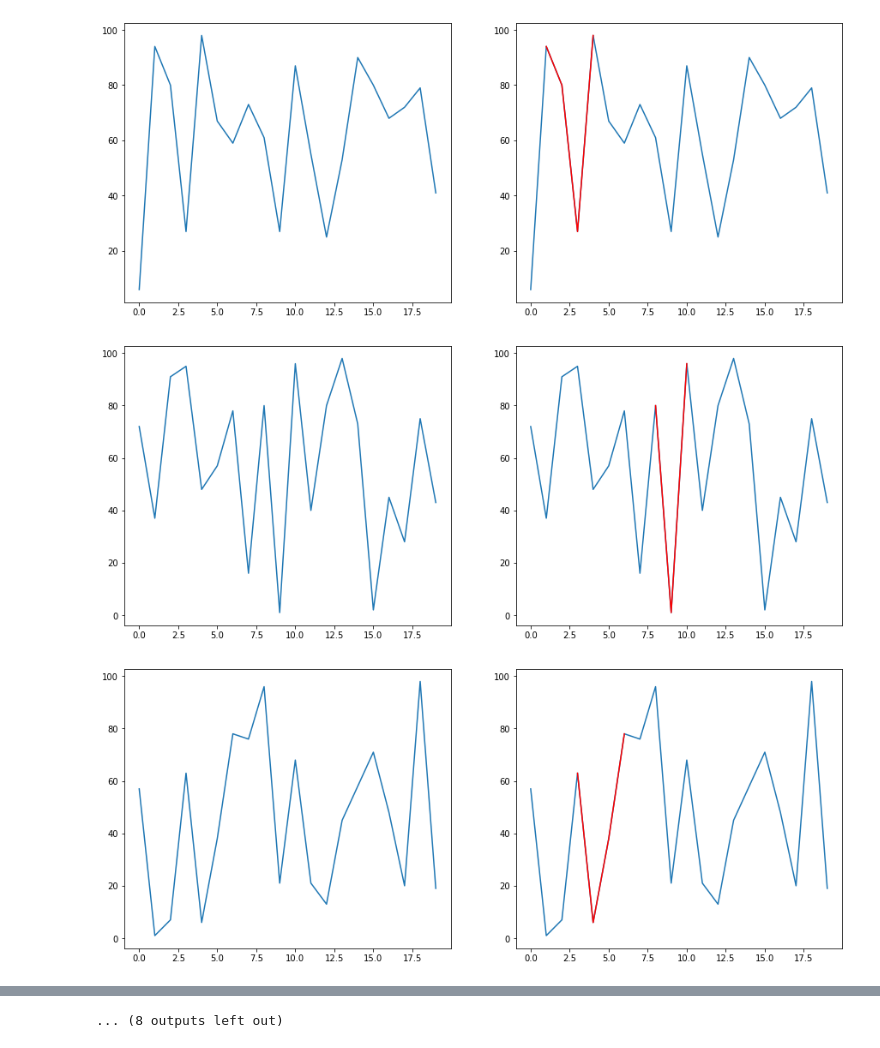
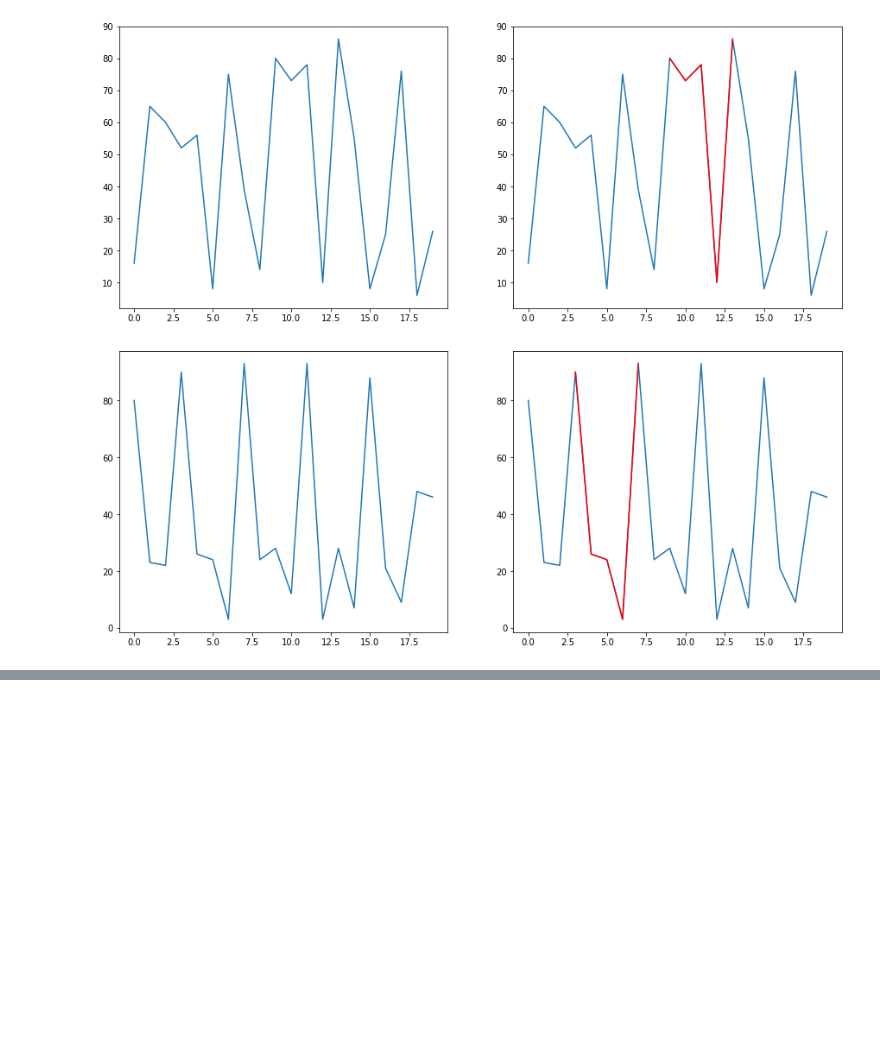
Before and after one commit to cr1msonn/DS_Camp23, a Jupyter notebook: homework/LakeTask_Levchuk_Alexandr.ipynb, the cells around one changed output, grey strips where cells are left out. Cells and saved outputs as stored; diff of their text form; code cells hidden in the pictures; blank space fills up the shorter version.

```diff
--- a/homework/LakeTask_Levchuk_Alexandr.ipynb
+++ b/homework/LakeTask_Levchuk_Alexandr.ipynb
@@ -6,7 +6,7 @@ def edge_left(edge, a):
     for _ in range(len(a)):
         if edge == 0: # handle the edge case
             return edge
-        if a[edge - 1] >= a[edge]:
+        if a[edge - 1] > a[edge]:
             edge = edge - 1
     return edge
 
@@ -14,11 +14,32 @@ def edge_right(edge, a):
     for _ in range(len(a)):
         if edge == len(a) - 1: # handle the edge case
             return edge
-        if a[edge + 1] >= a[edge]:
+        if a[edge + 1] > a[edge]:
             edge = edge + 1
     return edge
+# %%
+def is_peak(a, point):
+    if point == 0 or point == len(a) - 1:
+        return False
+    if a[point-1] < a[point] >= a[point+1]:
+        return True
+    return False
+
+
+def right(r, a):
+        for index in range(r + 1, len(a)):
+            c = is_peak(a, index)
+            if c and a[index] > a[r]:
+                r = index
+        return r
+
+def left(l, a):
+        for index in range(1, l + 1):
+            c = is_peak(a, index)
+            if c and a[index] > a[l]:
+                l = index
+        return l
 # %%
-
 def find_deepest_lake(random_seed = False):
     # Random seed 2023 like in the example
     if random_seed:np.random.seed(2023)
@@ -34,6 +55,7 @@ def find_deepest_lake(random_seed = False):
             l, r = num - 1, num + 1
             # Getting all the edges (edge if i-1 > i for left edge and i + 1 > i for right edge)
             l, r = edge_left(l, a), edge_right(r, a)
+            l, r = left(l, a), right(r,  a)
             # Calculating the depth of the lake
             depth = min(a[l],a[r]) - a[num]
             # Store the depth and it`s index
@@ -44,7 +66,9 @@ def find_deepest_lake(random_seed = False):
     max_value = depths[max_key]
 
     # Once again finding the edges
+
     l, r = edge_left(max_value, a), edge_right(max_value, a)
+    l, r = left(l, a), right(r, a)
 
     # Plotting the result
     figure, axis = plt.subplots(1,2, figsize=(15, 6))
@@ -55,5 +79,6 @@ def find_deepest_lake(random_seed = False):
 
 
 find_deepest_lake(random_seed = True)
+find_deepest_lake(random_seed = False)
 # %% [output]
 [figure]
@@ -60,4 +86,4 @@ find_deepest_lake(random_seed = True)
 # %%
-for _ in range(20):
+for _ in range(5):
     find_deepest_lake()
 # %% [output]
@@ -67,3 +93,2 @@ for _ in range(20):
-[figure, old version]
+[figure, new version]
-[figure, old version]
+[figure, new version]
-[figure, removed]
@@ -76 +94,0 @@ for _ in range(20):
-... (8 outputs left out)
```
Also changed, not shown: parts of 2 cells of this notebook.
